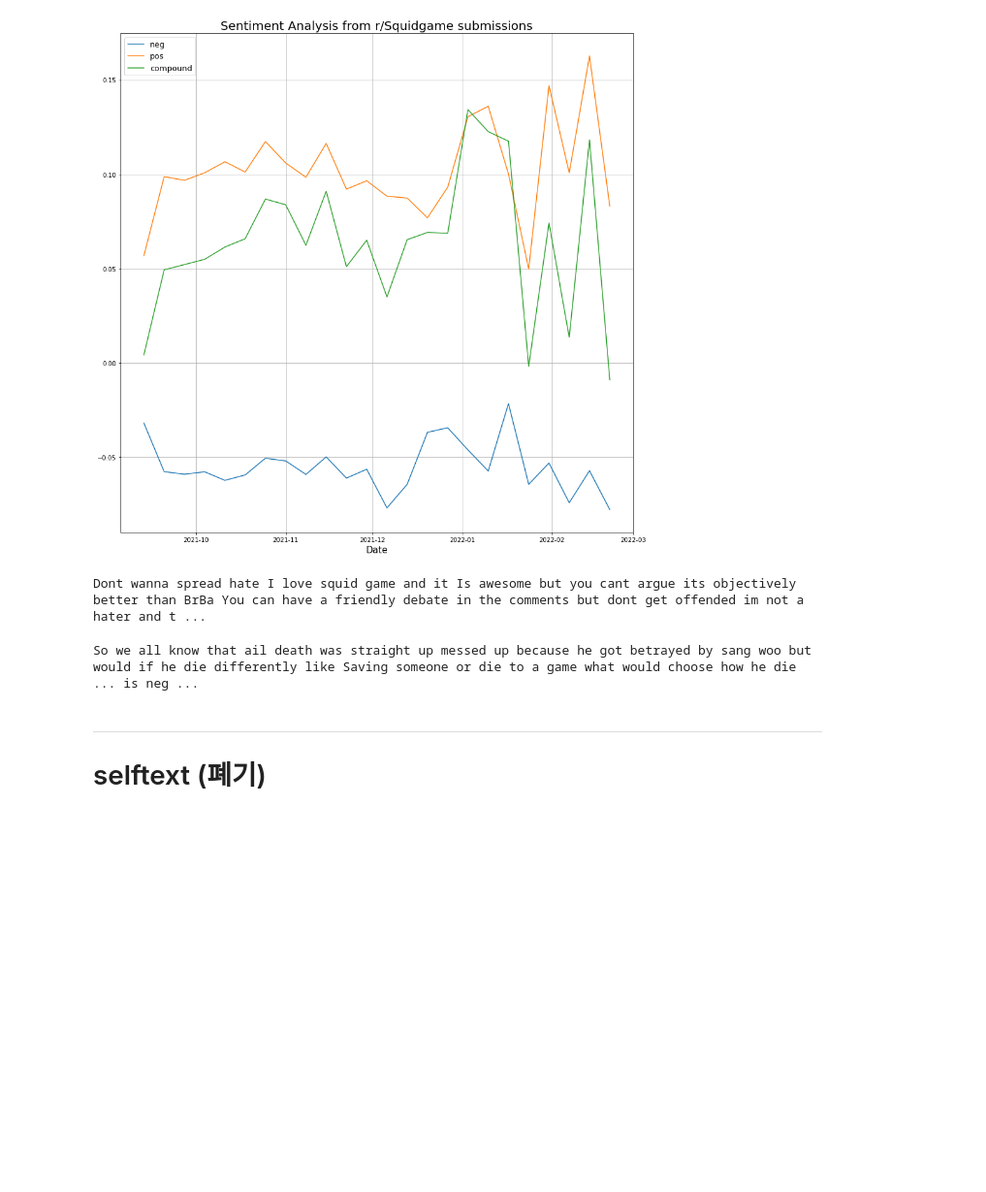
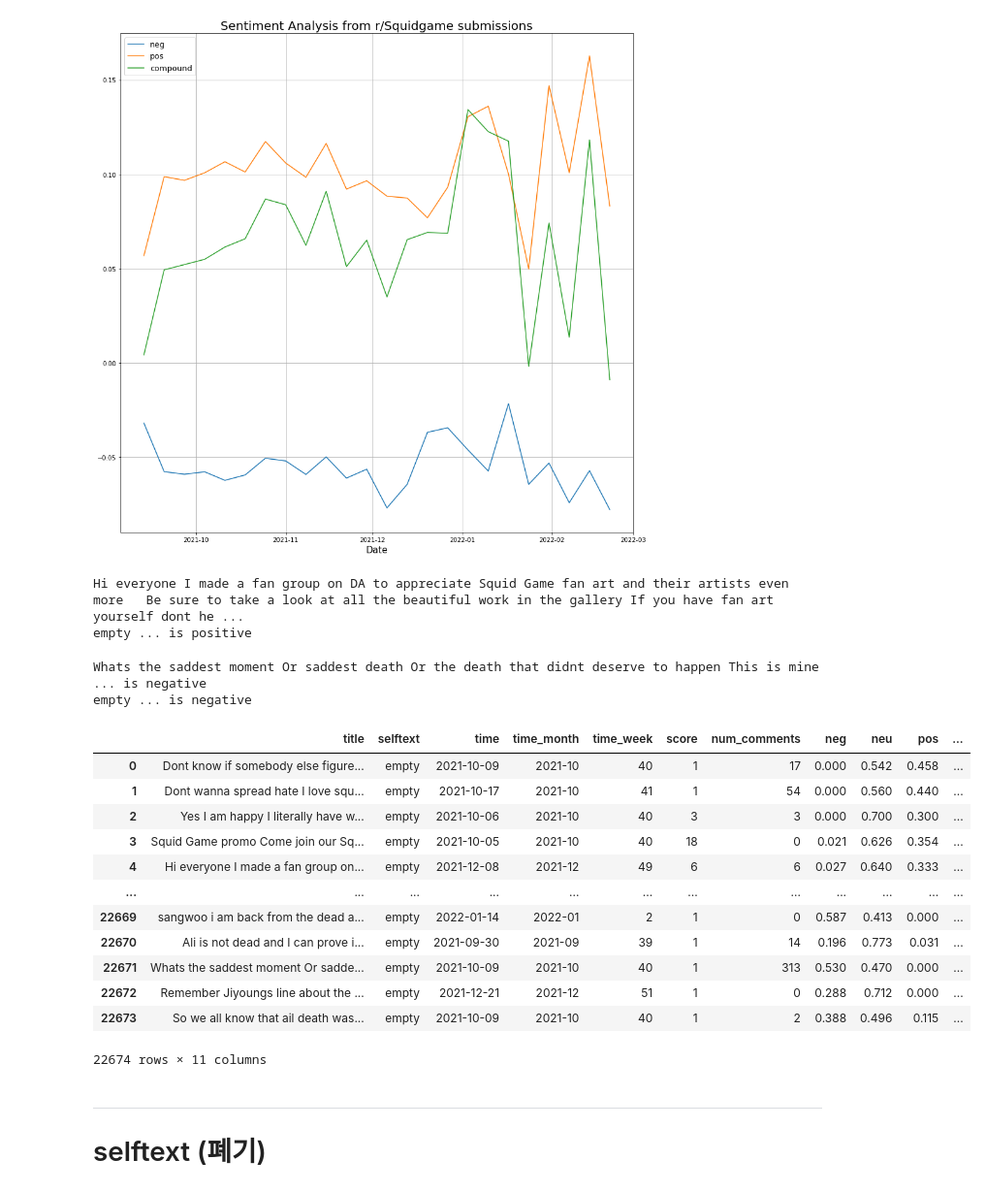
Before and after one commit to 1epss/K-DRAMA-Project, a Jupyter notebook: reddit_project.ipynb, the cells around one changed output. Shown at 97% size. Saved outputs shown, nothing was run; the diff lists cells and outputs as text; code cells hidden in the pictures; blank space fills up the shorter version.

```diff
--- a/reddit_project.ipynb
+++ b/reddit_project.ipynb
@@ -595,11 +650,29 @@ def checkSentiment(index):
 # %%
-checkSentiment(1)
+checkSentiment(4)
 # %% [output]
-Dont wanna spread hate I love squid game and it Is awesome but you cant argue its objectively better than BrBa You can have a friendly debate in the comments but dont get offended im not a hater and t ...
+Hi everyone I made a fan group on DA to appreciate Squid Game fan art and their artists even more   Be sure to take a look at all the beautiful work in the gallery If you have fan art yourself dont he ...
+empty ... is positive
 # %%
-checkSentiment(22673)
+checkSentiment(22671)
 # %% [output]
-So we all know that ail death was straight up messed up because he got betrayed by sang woo but would if he die differently like Saving someone or die to a game what would choose how he die ... is neg ...
+Whats the saddest moment Or saddest death Or the death that didnt deserve to happen This is mine ... is negative
+empty ... is negative
+# %%
+Squid_sort
+# %% [output]
+|  | title | selftext | time | time_month | time_week | score | num_comments | neg | neu | pos | ... |
+| 0 | Dont know if somebody else figure... | empty | 2021-10-09 | 2021-10 | 40 | 1 | 17 | 0.000 | 0.542 | 0.458 | ... |
+| 1 | Dont wanna spread hate I love squ... | empty | 2021-10-17 | 2021-10 | 41 | 1 | 54 | 0.000 | 0.560 | 0.440 | ... |
+| 2 | Yes I am happy I literally have w... | empty | 2021-10-06 | 2021-10 | 40 | 3 | 3 | 0.000 | 0.700 | 0.300 | ... |
+| 3 | Squid Game promo Come join our Sq... | empty | 2021-10-05 | 2021-10 | 40 | 18 | 0 | 0.021 | 0.626 | 0.354 | ... |
+| 4 | Hi everyone I made a fan group on... | empty | 2021-12-08 | 2021-12 | 49 | 6 | 6 | 0.027 | 0.640 | 0.333 | ... |
+| ... | ... | ... | ... | ... | ... | ... | ... | ... | ... | ... | ... |
+| 22669 | sangwoo i am back from the dead a... | empty | 2022-01-14 | 2022-01 | 2 | 1 | 0 | 0.587 | 0.413 | 0.000 | ... |
+| 22670 | Ali is not dead and I can prove i... | empty | 2021-09-30 | 2021-09 | 39 | 1 | 14 | 0.196 | 0.773 | 0.031 | ... |
+| 22671 | Whats the saddest moment Or sadde... | empty | 2021-10-09 | 2021-10 | 40 | 1 | 313 | 0.530 | 0.470 | 0.000 | ... |
+| 22672 | Remember Jiyoungs line about the ... | empty | 2021-12-21 | 2021-12 | 51 | 1 | 0 | 0.288 | 0.712 | 0.000 | ... |
+| 22673 | So we all know that ail death was... | empty | 2021-10-09 | 2021-10 | 40 | 1 | 2 | 0.388 | 0.496 | 0.115 | ... |
+22674 rows × 11 columns
 # %% [markdown]
 ---
 # selftext (폐기)
```
Also changed, not shown: parts of 5 cells of this notebook.
